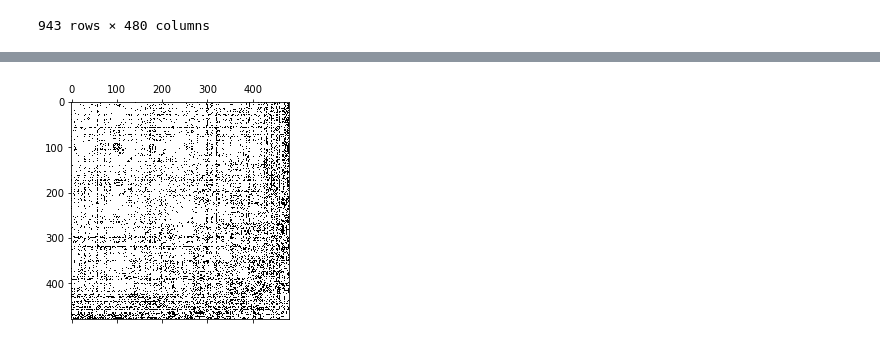
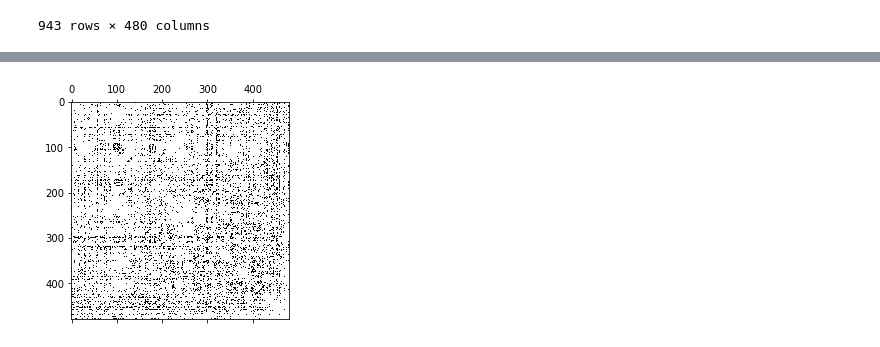
Before and after one commit to Lambo97/MovieRecommendation, a Jupyter notebook: src/movie_ratings_network.ipynb, the cells around one changed output, grey strips where cells are left out. Drawn from its saved outputs; the diff is of its cells as text; code cells hidden in the pictures.

```diff
--- a/src/movie_ratings_network.ipynb
+++ b/src/movie_ratings_network.ipynb
@@ -11,6 +13,6 @@ DATA_PATH = 'datasets/'
 # %%
 # Load data
-ratings = pd.read_csv(DATA_PATH+'ml-100k-convert/data.tsv', sep='\t', names=['UserId', 'MovieId', 'Ratings', 'Timestamp'])
+ratings = pd.read_csv(DATA_PATH+'data.tsv', sep='\t', names=['UserId', 'MovieId', 'Ratings', 'Timestamp'])
 print(ratings.shape)
 ratings.head()
 # %% [output]
@@ -23,7 +25,7 @@ ratings.head()
 | 4 | 166 | 346 | 1 | 886397596 |
 # %%
 # Load the movie id
-movies = pd.read_csv(DATA_PATH+'final_movies.csv')
+movies = pd.read_csv(GENERATED_PATH+'final_movies.csv')
 movies_id = movies['ML-100k-convertId'].to_list()
 # %%
 ratings = ratings[ratings.MovieId.isin(movies_id)]
@@ -97,7 +102,7 @@ def movie_distance(ratingsA, ratingsB):
     for x, y in zip(ratingsA, ratingsB):
         if x != 0 and y != 0:
             diff_ratings.append(x - y)
-    if diff_ratings:
+    if len(diff_ratings) > 1:
         return np.linalg.norm(diff_ratings, 2)/np.sqrt(len(diff_ratings))
     else:
         return np.inf
@@ -129,19 +149,20 @@ plt.plot(dist, weight)
 # %%
-def epsilon_similarity_graph(X: np.ndarray, alpha=1, epsilon=0):
-    """ X (n x d): distance matrix
-        sigma (float): width of the kernel
+def epsilon_similarity_graph(distances: np.ndarray, alpha=1, epsilon=0):
+    """ X (n x n): distance matrix
+        alpha (float): width of the kernel
         epsilon (float): threshold
         Return:
         adjacency (n x n ndarray): adjacency matrix of the graph.
     """
+    X = distances.copy()
     X[X > epsilon] = np.inf
     adjacency = np.exp( - X ** 2 / alpha)
     np.fill_diagonal(adjacency, 0)
     return adjacency
 # %%
-adjacency = epsilon_similarity_graph(distance_matrix, alpha=0.25, epsilon=1.1)
+adjacency = epsilon_similarity_graph(distance_matrix, alpha=alpha, epsilon=epsilon)
 plt.spy(adjacency)
 plt.show()
 # %% [output]
-[figure, old version]
+[figure, new version]
 # %%
```
Also changed, not shown: parts of 13 cells of this notebook, 11 other files.
